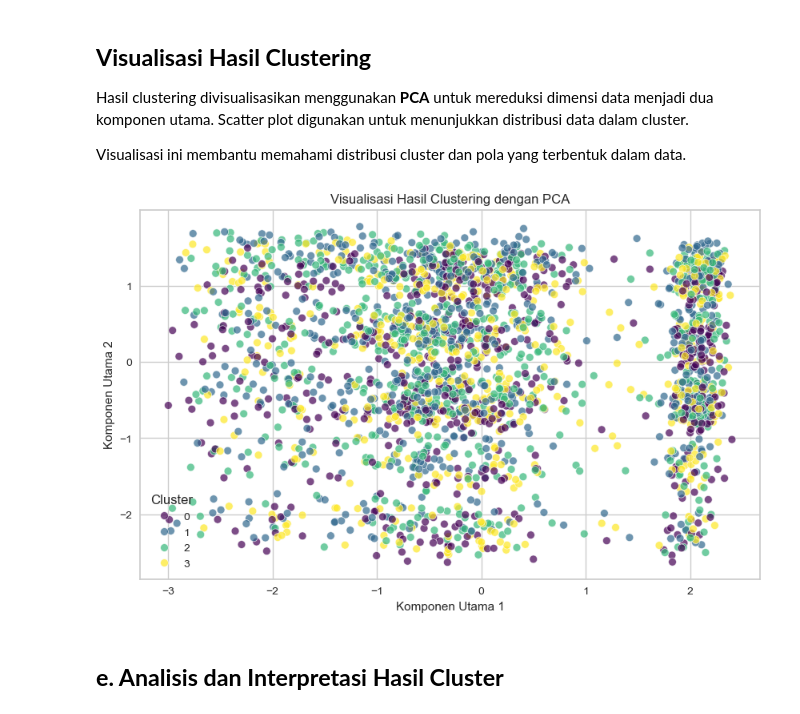
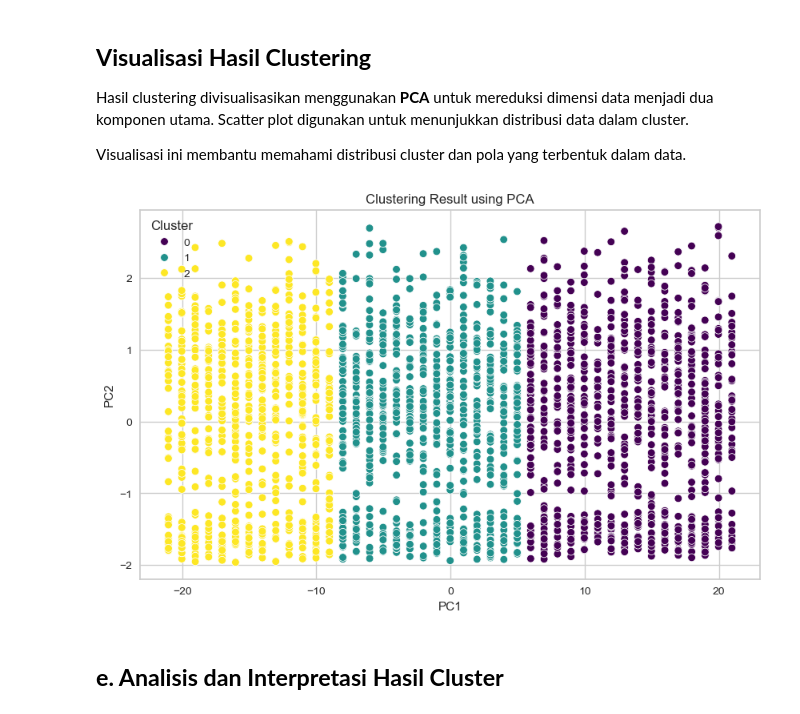
Before and after one commit to Aditypraa/fraud-detection-project, a Jupyter notebook: [Clustering]_Submission_Akhir_BMLP_Aditya Pratama.ipynb, the cells around one changed output. Saved outputs shown, nothing was run; the diff lists cells and outputs as text; code cells hidden in the pictures.

```diff
--- a/[Clustering]_Submission_Akhir_BMLP_Aditya Pratama.ipynb
+++ b/[Clustering]_Submission_Akhir_BMLP_Aditya Pratama.ipynb
@@ -644,5 +620,5 @@ plt.show()  # Menampilkan plot
 # %%
-# Standarisasi Data Numerik
+# Standardization Numerical Data
 scaler = StandardScaler()
-df_preprocessed[fitur_numerik] = scaler.fit_transform(df_preprocessed[fitur_numerik])
+df_preprocessed[numeric_features] = scaler.fit_transform(df_preprocessed[numeric_features])
 # %%
@@ -908,19 +814,17 @@ Fitur yang Terpilih: Index(['CustomerAge', 'Channel', 'TransactionType', 'Locati
 # %%
-# Menyalin dataframe berdasarkan fitur yang dipilih dari RFE
-k_means_rfe = fitur_untuk_clustering[selected_features_from_rfe]
+# Copy df based on selected features from rfe
+k_means_rfe = select_features_k_means[selected_features_from_rfe]
 
-# Membangun ulang model KMeans dengan fitur yang telah dipilih
+# Rebuild the model with selected features
 model_kmeans_rfe = KMeans(n_clusters=3, random_state=0)
-model_kmeans_rfe.fit(k_means_rfe)  # Melatih model dengan data fitur yang telah dipilih
+model_kmeans_rfe.fit(k_means_rfe)
 
-# Mendapatkan label cluster dari model
+# Get the cluster labels
 cluster_labels_rfe = model_kmeans_rfe.labels_
 
-# Mengevaluasi model menggunakan Silhouette Score
-# Silhouette Score digunakan untuk mengukur kualitas clustering
-silhouette_avg_rfe = silhouette_score(fitur_untuk_clustering[selected_features_from_rfe], cluster_labels_rfe)
+# Evaluate the model using Silhouette Score
+silhouette_avg_rfe = silhouette_score(select_features_k_means[selected_features_from_rfe], cluster_labels_rfe)
 
-# Menampilkan hasil Silhouette Score sebelum dan sesudah seleksi fitur
-print(f"Silhouette Score sebelum Seleksi Fitur: {silhouette_avg}")
-print(f"Silhouette Score setelah Seleksi Fitur: {silhouette_avg_rfe}")
+print(f"Silhouette Score before Feature Selection: {silhouette_avg}")
+print(f"Silhouette Score after Feature Selection: {silhouette_avg_rfe}")
 # %% [output]
@@ -935,24 +839,19 @@ Hasil clustering divisualisasikan menggunakan **PCA** untuk mereduksi dimensi da
 
 Visualisasi ini membantu memahami distribusi cluster dan pola yang terbentuk dalam data.
 # %%
-# Visualisasi hasil clustering menggunakan PCA
+# Visualize the clustering result using PCA
 pca = PCA(n_components=2)
-pca_components = pca.fit_transform(fitur_terstandarisasi)
+pca_components = pca.fit_transform(k_means_rfe)
+df_viz = pd.DataFrame(pca_components, columns=["PC1", "PC2"])
+df_viz["Cluster"] = cluster_labels_rfe
 
-# Membuat DataFrame untuk visualisasi
-df_viz = pd.DataFrame(pca_components, columns=['PC1', 'PC2'])
-df_viz['Cluster'] = cluster_labels
-
-# Scatter plot hasil clustering
+# Visualize the clustering result using PCA
 plt.figure(figsize=(10, 6))
-sns.scatterplot(data=df_viz, x='PC1', y='PC2', hue='Cluster', palette='viridis', s=50, alpha=0.7)
-plt.title("Visualisasi Hasil Clustering dengan PCA")
-plt.xlabel("Komponen Utama 1")
-plt.ylabel("Komponen Utama 2")
-plt.legend(title="Cluster")
+sns.scatterplot(data=df_viz, x="PC1", y="PC2", hue="Cluster", palette="viridis")
+plt.title("Clustering Result using PCA")
 plt.show()
 # %% [output]
-[figure, old version]
+[figure, new version]
 # %% [markdown]
 ## **e. Analisis dan Interpretasi Hasil Cluster**
 # %% [markdown]
```
Also changed, not shown: parts of 43 cells of this notebook, 2 other files.
